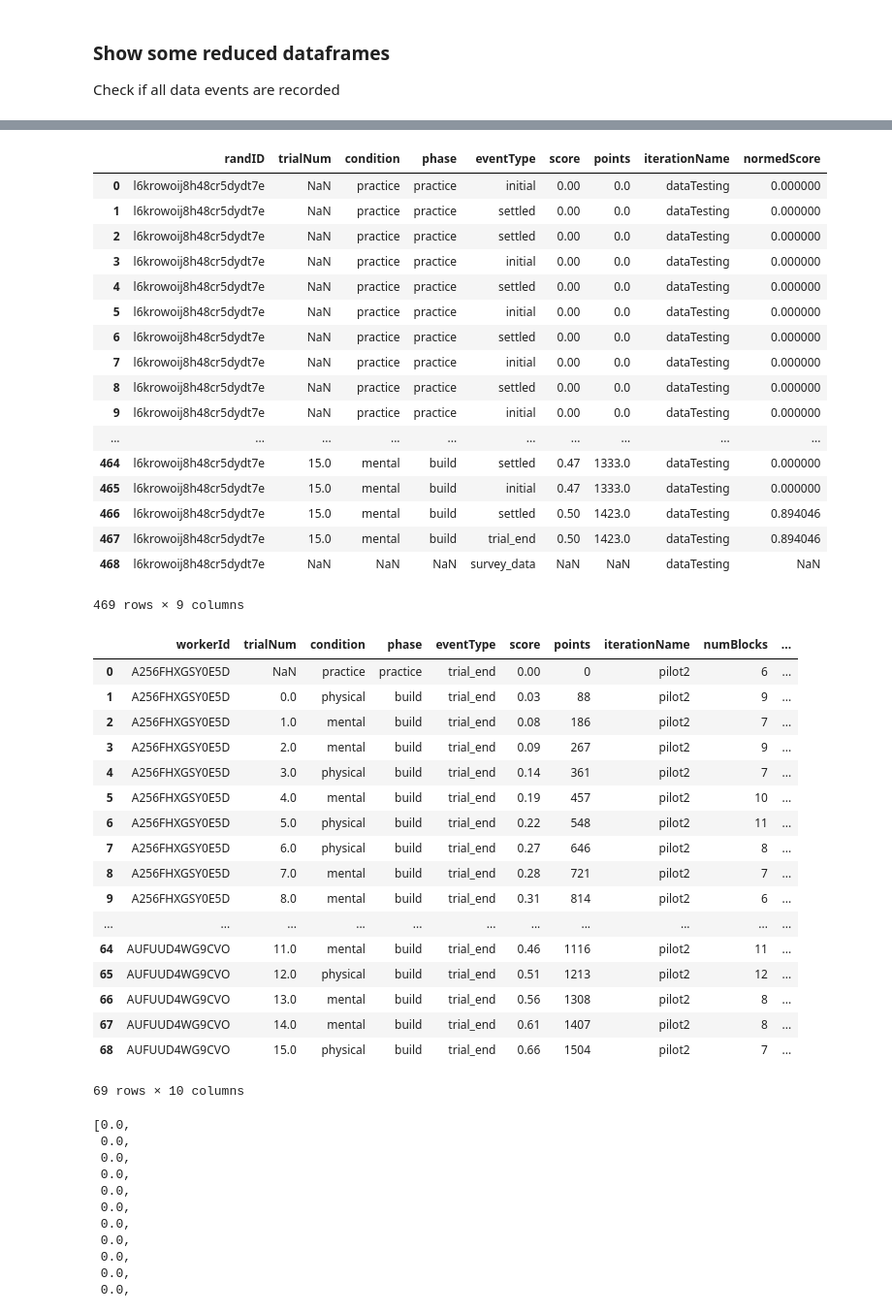
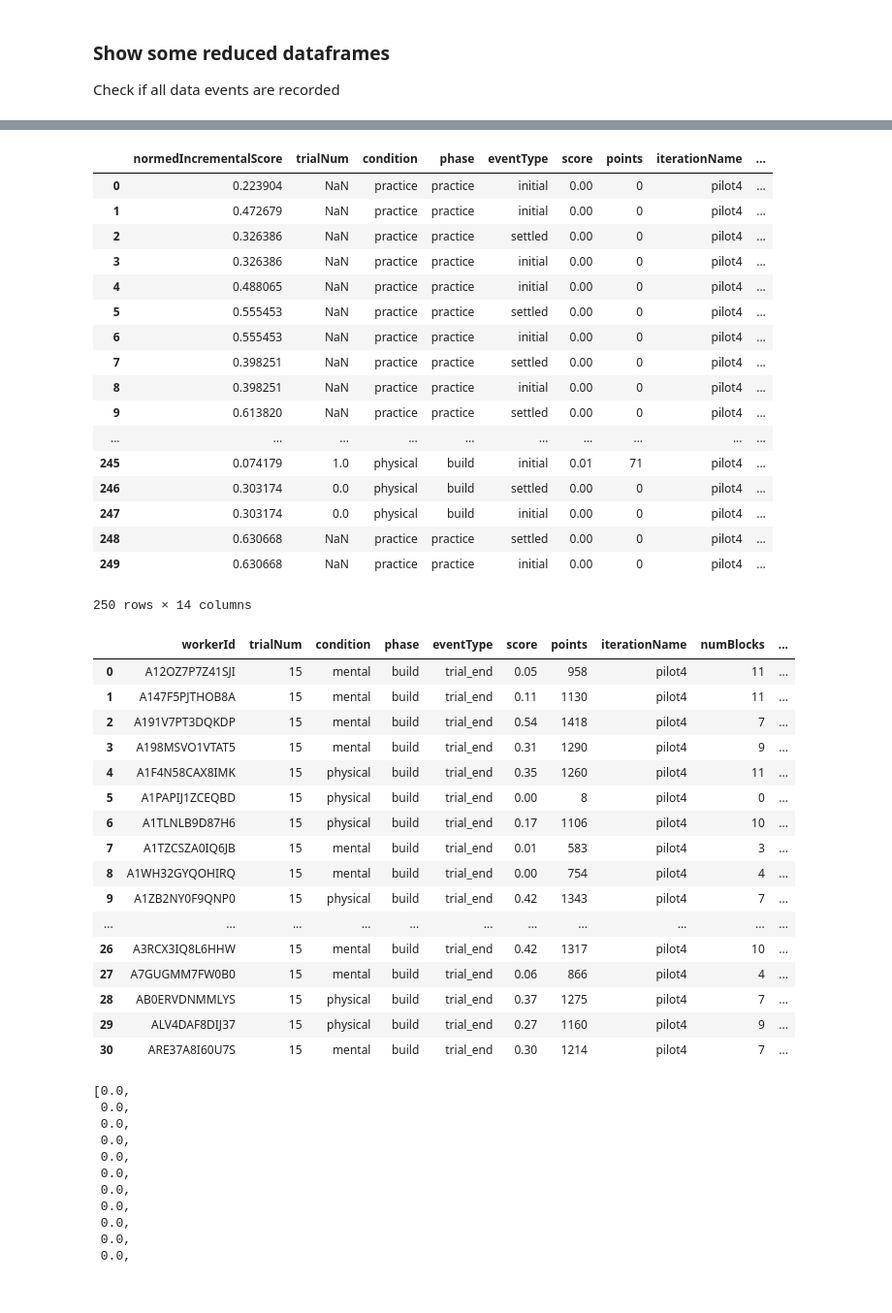
Before and after one commit to cogtoolslab/block_construction, a Jupyter notebook: analysis/will/block_silhouette_data_analysis_rough.ipynb, the cells around one changed output, grey strips where cells are left out. Shown at 97% size. Saved outputs shown, nothing was run; the diff lists cells and outputs as text; code cells hidden in the pictures.

```diff
--- a/analysis/will/block_silhouette_data_analysis_rough.ipynb
+++ b/analysis/will/block_silhouette_data_analysis_rough.ipynb
@@ -165,54 +164,56 @@ df[['normedIncrementalScore','trialNum','condition','phase','eventType','score',
 # %%
-# get whole sequence of data for one person
-query = coll.find({'randID':"l6krowoij8h48cr5dydt7e"})
+# get whole sequence of data for one iteration
+query = coll.find({'iterationName':"pilot4"})
 df = pd.DataFrame(list(query.sort('time_absolute')))
-df[['randID','trialNum','condition','phase','eventType','score', 'points','iterationName','normedScore']]
+df[['normedIncrementalScore','trialNum','condition','phase','eventType',
+    'score', 'points','iterationName','numBlocksExplore','buildTime',
+    'relativePlacementTime','numBlocks','blockNum','success']]
 # %% [output]
-|  | randID | trialNum | condition | phase | eventType | score | points | iterationName | normedScore |
-| 0 | l6krowoij8h48cr5dydt7e | NaN | practice | practice | initial | 0.00 | 0.0 | dataTesting | 0.000000 |
-| 1 | l6krowoij8h48cr5dydt7e | NaN | practice | practice | settled | 0.00 | 0.0 | dataTesting | 0.000000 |
-| 2 | l6krowoij8h48cr5dydt7e | NaN | practice | practice | settled | 0.00 | 0.0 | dataTesting | 0.000000 |
-| 3 | l6krowoij8h48cr5dydt7e | NaN | practice | practice | initial | 0.00 | 0.0 | dataTesting | 0.000000 |
-| 4 | l6krowoij8h48cr5dydt7e | NaN | practice | practice | settled | 0.00 | 0.0 | dataTesting | 0.000000 |
-| 5 | l6krowoij8h48cr5dydt7e | NaN | practice | practice | initial | 0.00 | 0.0 | dataTesting | 0.000000 |
-| 6 | l6krowoij8h48cr5dydt7e | NaN | practice | practice | settled | 0.00 | 0.0 | dataTesting | 0.000000 |
-| 7 | l6krowoij8h48cr5dydt7e | NaN | practice | practice | initial | 0.00 | 0.0 | dataTesting | 0.000000 |
-| 8 | l6krowoij8h48cr5dydt7e | NaN | practice | practice | settled | 0.00 | 0.0 | dataTesting | 0.000000 |
-| 9 | l6krowoij8h48cr5dydt7e | NaN | practice | practice | initial | 0.00 | 0.0 | dataTesting | 0.000000 |
+|  | normedIncrementalScore | trialNum | condition | phase | eventType | score | points | iterationName | ... |
+| 0 | 0.223904 | NaN | practice | practice | initial | 0.00 | 0 | pilot4 | ... |
+| 1 | 0.472679 | NaN | practice | practice | initial | 0.00 | 0 | pilot4 | ... |
+| 2 | 0.326386 | NaN | practice | practice | settled | 0.00 | 0 | pilot4 | ... |
+| 3 | 0.326386 | NaN | practice | practice | initial | 0.00 | 0 | pilot4 | ... |
+| 4 | 0.488065 | NaN | practice | practice | initial | 0.00 | 0 | pilot4 | ... |
+| 5 | 0.555453 | NaN | practice | practice | settled | 0.00 | 0 | pilot4 | ... |
+| 6 | 0.555453 | NaN | practice | practice | initial | 0.00 | 0 | pilot4 | ... |
+| 7 | 0.398251 | NaN | practice | practice | settled | 0.00 | 0 | pilot4 | ... |
+| 8 | 0.398251 | NaN | practice | practice | initial | 0.00 | 0 | pilot4 | ... |
+| 9 | 0.613820 | NaN | practice | practice | settled | 0.00 | 0 | pilot4 | ... |
 | ... | ... | ... | ... | ... | ... | ... | ... | ... | ... |
-| 464 | l6krowoij8h48cr5dydt7e | 15.0 | mental | build | settled | 0.47 | 1333.0 | dataTesting | 0.000000 |
-| 465 | l6krowoij8h48cr5dydt7e | 15.0 | mental | build | initial | 0.47 | 1333.0 | dataTesting | 0.000000 |
-| 466 | l6krowoij8h48cr5dydt7e | 15.0 | mental | build | settled | 0.50 | 1423.0 | dataTesting | 0.894046 |
-| 467 | l6krowoij8h48cr5dydt7e | 15.0 | mental | build | trial_end | 0.50 | 1423.0 | dataTesting | 0.894046 |
-| 468 | l6krowoij8h48cr5dydt7e | NaN | NaN | NaN | survey_data | NaN | NaN | dataTesting | NaN |
+| 245 | 0.074179 | 1.0 | physical | build | initial | 0.01 | 71 | pilot4 | ... |
+| 246 | 0.303174 | 0.0 | physical | build | settled | 0.00 | 0 | pilot4 | ... |
+| 247 | 0.303174 | 0.0 | physical | build | initial | 0.00 | 0 | pilot4 | ... |
+| 248 | 0.630668 | NaN | practice | practice | settled | 0.00 | 0 | pilot4 | ... |
+| 249 | 0.630668 | NaN | practice | practice | initial | 0.00 | 0 | pilot4 | ... |
-469 rows × 9 columns
+250 rows × 14 columns
 # %%
 # get whole sequence of data for one person
 query = coll.find({"$and":[
                         {'workerId':{'$exists':True}},
-                        {'iterationName':"pilot2"},
-                        {'eventType':'trial_end'}]})
+                        {'iterationName':"pilot4"},
+                        {'eventType':'trial_end'},
+                        {'trialNum':15}]})
 df = pd.DataFrame(list(query.sort('workerId')))
 df[['workerId','trialNum','condition','phase','eventType','score', 'points','iterationName','numBlocks','normedScore']]
 # %% [output]
 |  | workerId | trialNum | condition | phase | eventType | score | points | iterationName | numBlocks | ... |
-| 0 | A256FHXGSY0E5D | NaN | practice | practice | trial_end | 0.00 | 0 | pilot2 | 6 | ... |
-| 1 | A256FHXGSY0E5D | 0.0 | physical | build | trial_end | 0.03 | 88 | pilot2 | 9 | ... |
-| 2 | A256FHXGSY0E5D | 1.0 | mental | build | trial_end | 0.08 | 186 | pilot2 | 7 | ... |
-| 3 | A256FHXGSY0E5D | 2.0 | mental | build | trial_end | 0.09 | 267 | pilot2 | 9 | ... |
-| 4 | A256FHXGSY0E5D | 3.0 | physical | build | trial_end | 0.14 | 361 | pilot2 | 7 | ... |
-| 5 | A256FHXGSY0E5D | 4.0 | mental | build | trial_end | 0.19 | 457 | pilot2 | 10 | ... |
-| 6 | A256FHXGSY0E5D | 5.0 | physical | build | trial_end | 0.22 | 548 | pilot2 | 11 | ... |
-| 7 | A256FHXGSY0E5D | 6.0 | physical | build | trial_end | 0.27 | 646 | pilot2 | 8 | ... |
-| 8 | A256FHXGSY0E5D | 7.0 | mental | build | trial_end | 0.28 | 721 | pilot2 | 7 | ... |
-| 9 | A256FHXGSY0E5D | 8.0 | mental | build | trial_end | 0.31 | 814 | pilot2 | 6 | ... |
+| 0 | A12OZ7P7Z41SJI | 15 | mental | build | trial_end | 0.05 | 958 | pilot4 | 11 | ... |
+| 1 | A147F5PJTHOB8A | 15 | mental | build | trial_end | 0.11 | 1130 | pilot4 | 11 | ... |
+| 2 | A191V7PT3DQKDP | 15 | mental | build | trial_end | 0.54 | 1418 | pilot4 | 7 | ... |
+| 3 | A198MSVO1VTAT5 | 15 | mental | build | trial_end | 0.31 | 1290 | pilot4 | 9 | ... |
+| 4 | A1F4N58CAX8IMK | 15 | physical | build | trial_end | 0.35 | 1260 | pilot4 | 11 | ... |
+| 5 | A1PAPIJ1ZCEQBD | 15 | physical | build | trial_end | 0.00 | 8 | pilot4 | 0 | ... |
+| 6 | A1TLNLB9D87H6 | 15 | physical | build | trial_end | 0.17 | 1106 | pilot4 | 10 | ... |
+| 7 | A1TZCSZA0IQ6JB | 15 | mental | build | trial_end | 0.01 | 583 | pilot4 | 3 | ... |
+| 8 | A1WH32GYQOHIRQ | 15 | mental | build | trial_end | 0.00 | 754 | pilot4 | 4 | ... |
+| 9 | A1ZB2NY0F9QNP0 | 15 | physical | build | trial_end | 0.42 | 1343 | pilot4 | 7 | ... |
 | ... | ... | ... | ... | ... | ... | ... | ... | ... | ... | ... |
-| 64 | AUFUUD4WG9CVO | 11.0 | mental | build | trial_end | 0.46 | 1116 | pilot2 | 11 | ... |
-| 65 | AUFUUD4WG9CVO | 12.0 | physical | build | trial_end | 0.51 | 1213 | pilot2 | 12 | ... |
-| 66 | AUFUUD4WG9CVO | 13.0 | mental | build | trial_end | 0.56 | 1308 | pilot2 | 8 | ... |
-| 67 | AUFUUD4WG9CVO | 14.0 | mental | build | trial_end | 0.61 | 1407 | pilot2 | 8 | ... |
-| 68 | AUFUUD4WG9CVO | 15.0 | physical | build | trial_end | 0.66 | 1504 | pilot2 | 7 | ... |
+| 26 | A3RCX3IQ8L6HHW | 15 | mental | build | trial_end | 0.42 | 1317 | pilot4 | 10 | ... |
+| 27 | A7GUGMM7FW0B0 | 15 | mental | build | trial_end | 0.06 | 866 | pilot4 | 4 | ... |
+| 28 | AB0ERVDNMMLYS | 15 | physical | build | trial_end | 0.37 | 1275 | pilot4 | 7 | ... |
+| 29 | ALV4DAF8DIJ37 | 15 | physical | build | trial_end | 0.27 | 1160 | pilot4 | 9 | ... |
+| 30 | ARE37A8I60U7S | 15 | mental | build | trial_end | 0.30 | 1214 | pilot4 | 7 | ... |
-69 rows × 10 columns
 # %%
 query = coll.find({"workerId":"A1RFS3YXD1ZIKG"})
 df = pd.DataFrame(list(query.sort('time_absolute')))
```
Also changed, not shown: parts of 5 cells of this notebook, 2 other files.
